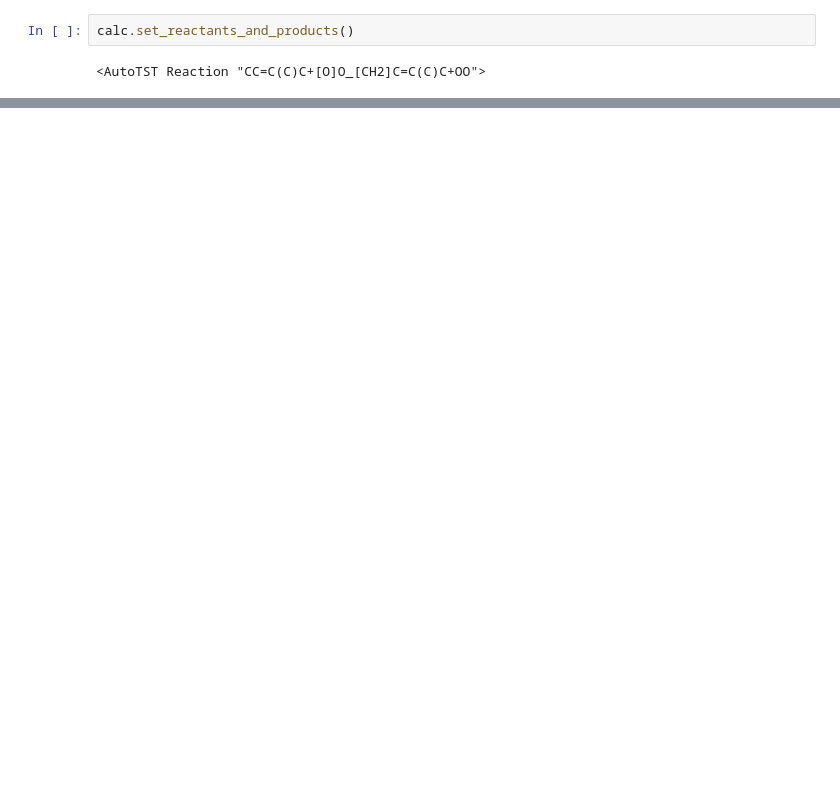
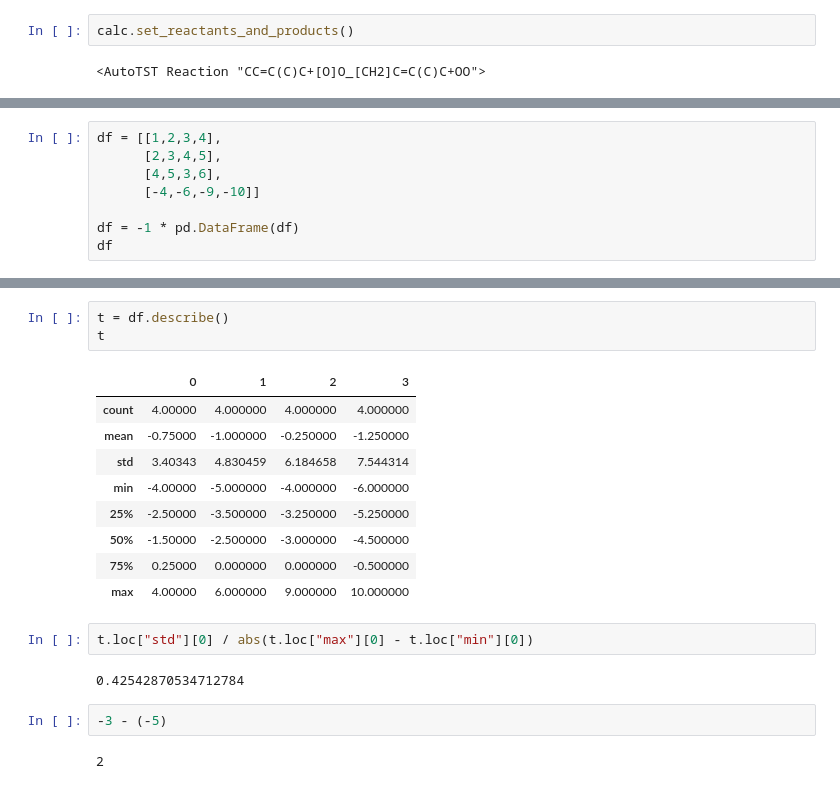
Before and after one commit to ReactionMechanismGenerator/AutoTST, a Jupyter notebook: ipython_notebooks/cantherm.ipynb, the cells around one changed output, grey strips where cells are left out. Drawn from its saved outputs; the diff is of its cells as text; blank space fills up the shorter version.

```diff
--- a/ipython_notebooks/cantherm.ipynb
+++ b/ipython_notebooks/cantherm.ipynb
@@ -360,0 +365,8 @@ calc.reaction.rmg_reaction
+# %%
+df = [[1,2,3,4],
+      [2,3,4,5],
+      [4,5,3,6],
+      [-4,-6,-9,-10]]
+
+df = -1 * pd.DataFrame(df)
+df
@@ -360,0 +379,21 @@ calc.reaction.rmg_reaction
+# %%
+t = df.describe()
+t
+# %% [output]
+|  | 0 | 1 | 2 | 3 |
+| count | 4.00000 | 4.000000 | 4.000000 | 4.000000 |
+| mean | -0.75000 | -1.000000 | -0.250000 | -1.250000 |
+| std | 3.40343 | 4.830459 | 6.184658 | 7.544314 |
+| min | -4.00000 | -5.000000 | -4.000000 | -6.000000 |
+| 25% | -2.50000 | -3.500000 | -3.250000 | -5.250000 |
+| 50% | -1.50000 | -2.500000 | -3.000000 | -4.500000 |
+| 75% | 0.25000 | 0.000000 | 0.000000 | -0.500000 |
+| max | 4.00000 | 6.000000 | 9.000000 | 10.000000 |
+# %%
+t.loc["std"][0] / abs(t.loc["max"][0] - t.loc["min"][0])
+# %% [output]
+0.42542870534712784
+# %%
+-3 - (-5)
+# %% [output]
+2
```
Also changed, not shown: parts of 31 cells of this notebook, 7 other files.
